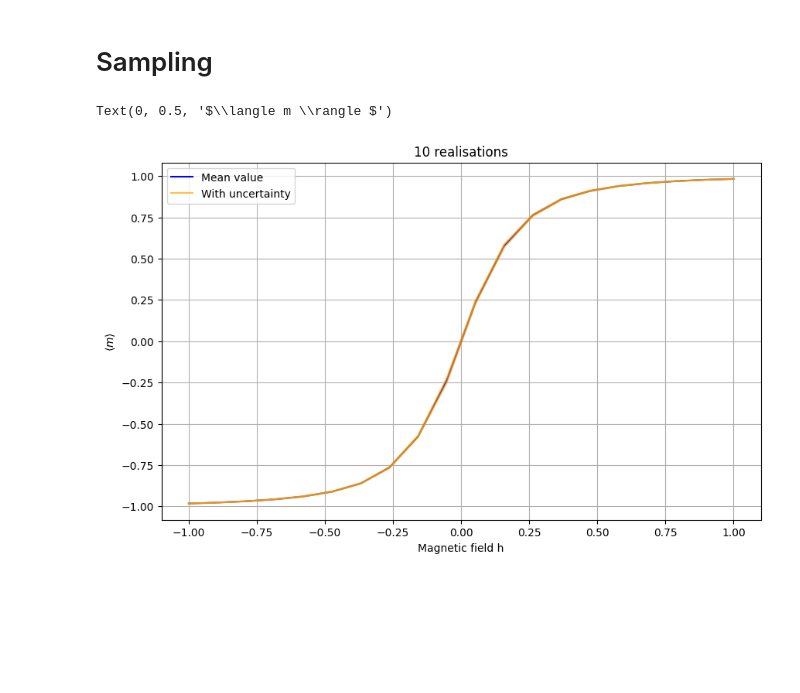
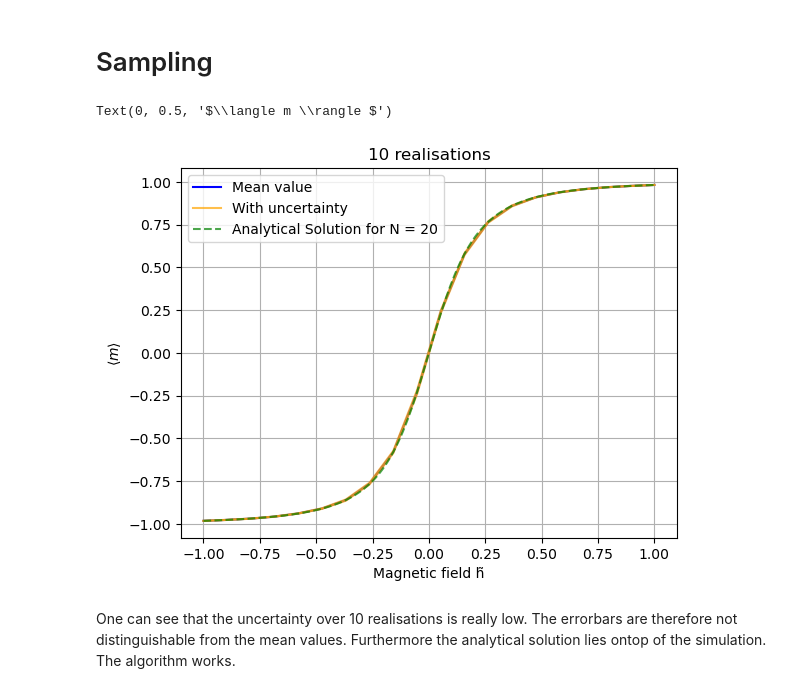
Before and after one commit to mandus24/ComputationalPhysics, a Jupyter notebook: sheet4/sheet4.ipynb, the cells around one changed output. Saved outputs shown, nothing was run; the diff lists cells and outputs as text; code cells hidden in the pictures; blank space fills up the shorter version.

```diff
--- a/sheet4/sheet4.ipynb
+++ b/sheet4/sheet4.ipynb
@@ -74,12 +74,12 @@ def m_finite_N(u, K, N):
     lambda_minus = np.exp(K) * (np.cosh(u) - np.sqrt(np.sinh(u)**2 + np.exp(-4 * K)))
 
     Z_N = lambda_plus**N + lambda_minus**N
-    m_N = (N / Z_N) * (lambda_plus**(N - 1) * (np.sinh(u) + np.sinh(u) * np.cosh(u) / np.sqrt(np.sinh(u)**2 + np.exp(-4 * K))) +
-                       lambda_minus**(N - 1) * (np.sinh(u) - np.sinh(u) * np.cosh(u) / np.sqrt(np.sinh(u)**2 + np.exp(-4 * K))))
+    m_N = (N*np.exp(K)/ Z_N) * (lambda_plus**(N-1) * (np.sinh(u) + np.sinh(u) * np.cosh(u) / np.sqrt(np.sinh(u)**2 + np.exp(-4 * K))) +
+                       lambda_minus**(N-1) * (np.sinh(u) - np.sinh(u) * np.cosh(u) / np.sqrt(np.sinh(u)**2 + np.exp(-4 * K))))
     return m_N / N  # Magnetization per spin
 
 # Values of N for plotting
-N_values = [1, 2, 4, 8, 16, np.inf]
+N_values = [1, 2, 4, 8, 16,np.inf]
 
 # Prepare the plot
 plt.figure(figsize=(10, 6))
@@ -201,16 +201,25 @@ for n in tqdm(range(repetitions)):
 # %%
 mean_mag = np.mean(magnetisations,axis=0)
 std_mag = np.std(magnetisations,axis=0)
-plt.figure(figsize=(10,6))
+h_values = np.linspace(-1, 1, 200)
+u_values = 1 * h_values  # Dimensionless magnetic field parameter u = beta * h
+m_values = [m_finite_N(u, J̃, 20) for u in u_values]
+
+
+
+#plt.figure(figsize=(10,6))
 plt.plot(h̃s,mean_mag,color = "blue",label="Mean value")
 plt.plot(h̃s,mean_mag-std_mag,color="orange",alpha=0.7,label="With uncertainty")
 plt.plot(h̃s,mean_mag+std_mag,color="orange",alpha=0.7)
+plt.plot(u_values,m_values,'--',color="green",alpha=0.7,label="Analytical Solution for N = 20")
 plt.title("10 realisations")
 #plt.errorbar(h̃s,mean_mag,std_mag)
 plt.grid()
 plt.legend()
-plt.xlabel("Magnetic field h")
+plt.xlabel("Magnetic field h̃")
 plt.ylabel(r"$\langle m \rangle $")
 # %% [output]
 Text(0, 0.5, '$\\langle m \\rangle $')
-[figure, old version]
+[figure, new version]
+# %% [markdown]
+One can see that the uncertainty over 10 realisations is really low. The errorbars are therefore not distinguishable from the mean values. Furthermore the analytical solution lies ontop of the simulation. The algorithm works.
```
Also changed, not shown: parts of 5 cells of this notebook.
